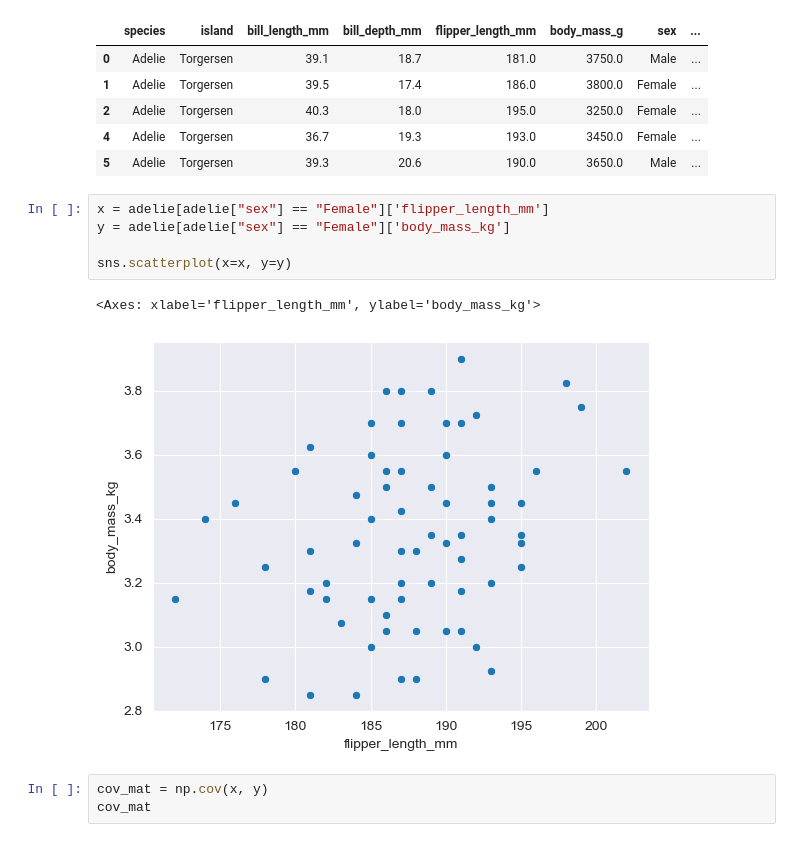
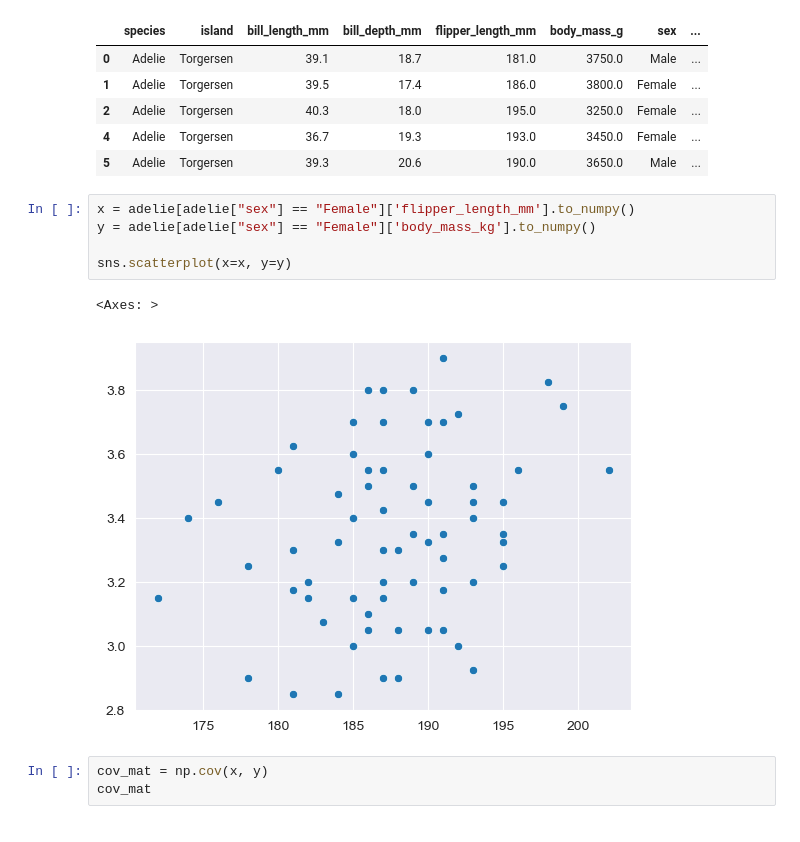
Before and after one commit to sjagadee/math_for_ai_ml, a Jupyter notebook: 6-statistics/5-regression.ipynb, the cells around one changed output. Drawn from its saved outputs; the diff is of its cells as text.

```diff
--- a/6-statistics/5-regression.ipynb
+++ b/6-statistics/5-regression.ipynb
@@ -194,13 +194,13 @@ adelie.head()
 | 4 | Adelie | Torgersen | 36.7 | 19.3 | 193.0 | 3450.0 | Female | ... |
 | 5 | Adelie | Torgersen | 39.3 | 20.6 | 190.0 | 3650.0 | Male | ... |
 # %%
-x = adelie[adelie["sex"] == "Female"]['flipper_length_mm']
-y = adelie[adelie["sex"] == "Female"]['body_mass_kg']
+x = adelie[adelie["sex"] == "Female"]['flipper_length_mm'].to_numpy()
+y = adelie[adelie["sex"] == "Female"]['body_mass_kg'].to_numpy()
 
 sns.scatterplot(x=x, y=y)
 # %% [output]
-<Axes: xlabel='flipper_length_mm', ylabel='body_mass_kg'>
+<Axes: >
-[figure, old version]
+[figure, new version]
 # %%
 cov_mat = np.cov(x, y)
 cov_mat
```
Also changed, not shown: parts of 42 cells of this notebook.
